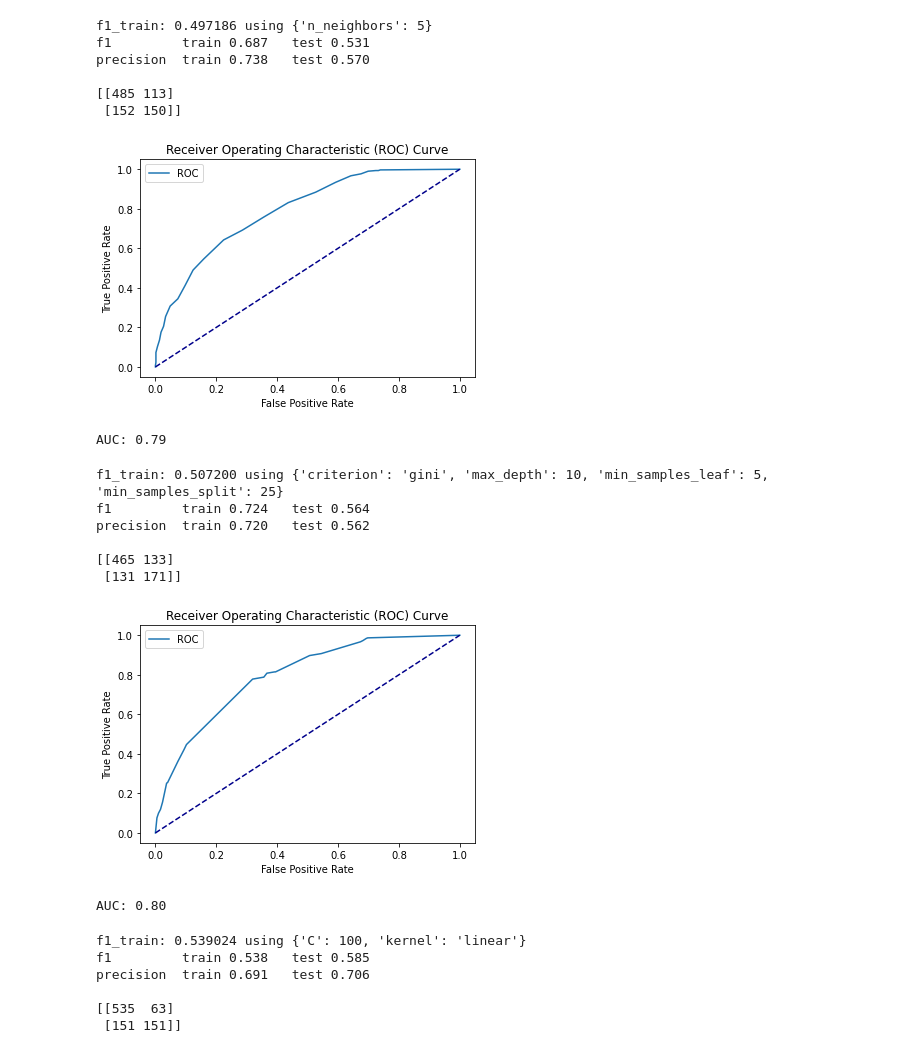
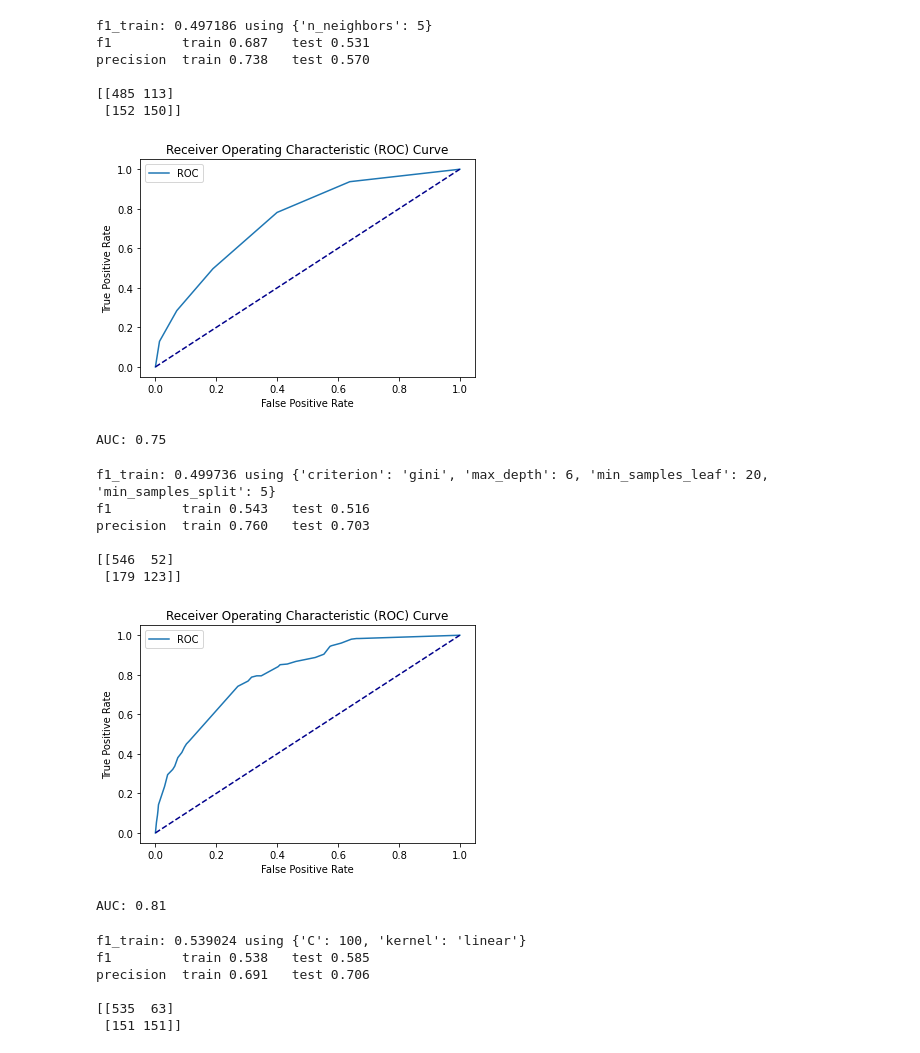
Before and after one commit to AndreaScarpellini1/ML-Project, a Jupyter notebook: Project .ipynb, the cells around one changed output. Cells and saved outputs as stored; diff of their text form; code cells hidden in the pictures.

```diff
--- a/Project .ipynb
+++ b/Project .ipynb
@@ -365,36 +373,35 @@ precision  train 0.738   test 0.570
 [[485 113]
  [152 150]]
 # %%
-model_knn = KNeighborsClassifier(n_neighbors=30)
+model_knn = KNeighborsClassifier(n_neighbors=5)
 fpr1,tpr1=roc(model_knn,X_train,y_train,X_test,y_test)
 # %% [output]
-[figure, old version]
+[figure, new version]
-AUC: 0.79
+AUC: 0.75
 # %%
 #Tree
-
 from sklearn.tree import DecisionTreeClassifier
 classifier = DecisionTreeClassifier()
 parameters = {'criterion': ['entropy','gini'],
-              'max_depth': [4,5,6,8,10],
+              'max_depth': [4,5,6,8],
               'min_samples_split': [5,10,20,25],
               'min_samples_leaf': [5,10,20]}
 
 hyperp_search(classifier,parameters)
 # %% [output]
-f1_train: 0.507200 using {'criterion': 'gini', 'max_depth': 10, 'min_samples_leaf': 5, 'min_samples_split': 25}
-f1         train 0.724   test 0.564
-precision  train 0.720   test 0.562
+f1_train: 0.499736 using {'criterion': 'gini', 'max_depth': 6, 'min_samples_leaf': 20, 'min_samples_split': 5}
+f1         train 0.543   test 0.516
+precision  train 0.760   test 0.703
 
-[[465 133]
- [131 171]]
+[[546  52]
+ [179 123]]
 # %%
-model_tree = DecisionTreeClassifier(criterion='entropy', max_depth=5, min_samples_leaf=10, min_samples_split=20)
+model_tree = DecisionTreeClassifier(criterion='gini', max_depth=6, min_samples_leaf=20, min_samples_split=5)
 
 fpr2,tpr2=roc(model_tree,X_train,y_train,X_test,y_test)
 # %% [output]
-[figure, old version]
+[figure, new version]
-AUC: 0.80
+AUC: 0.81
 # %%
 from sklearn.svm import SVC
 
```
Also changed, not shown: parts of 15 cells of this notebook.
